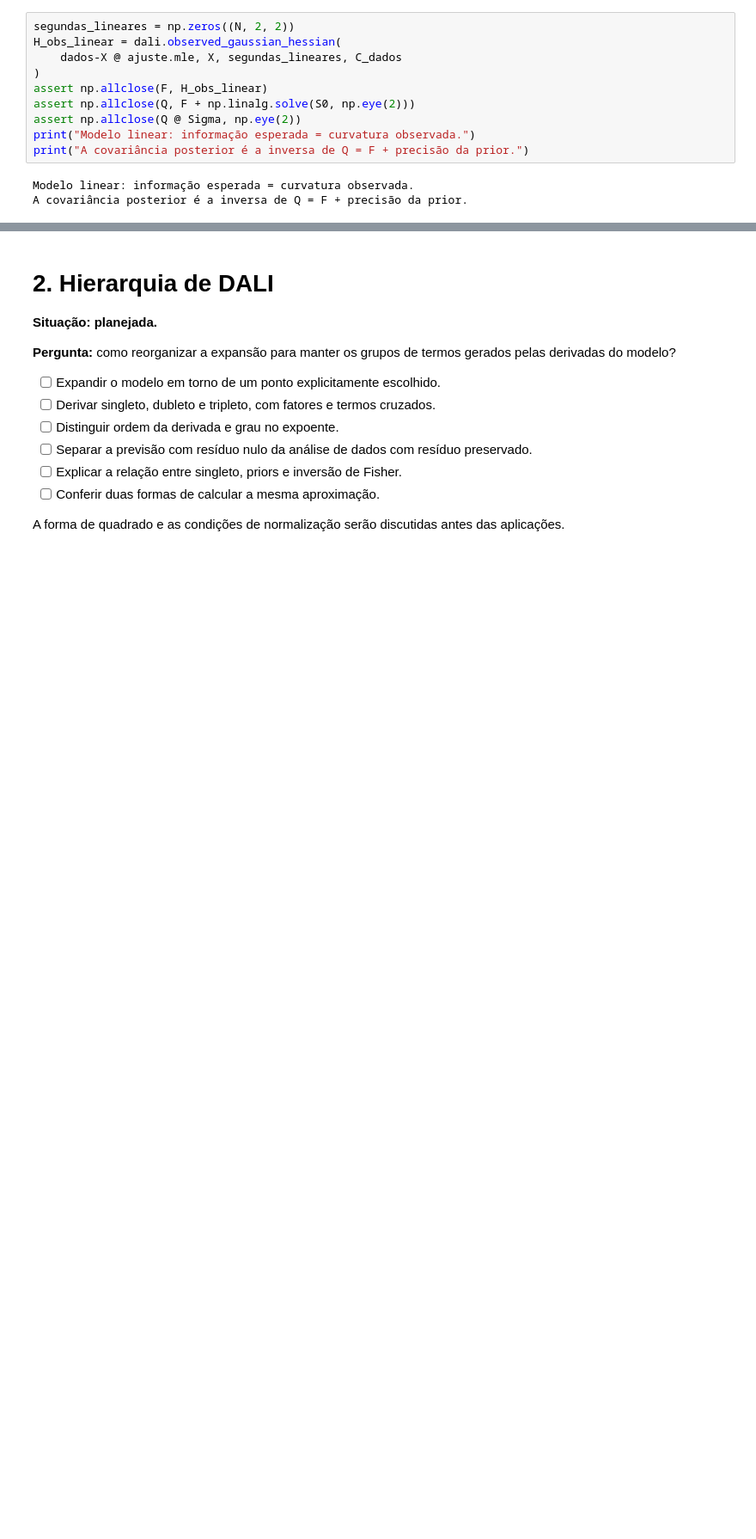
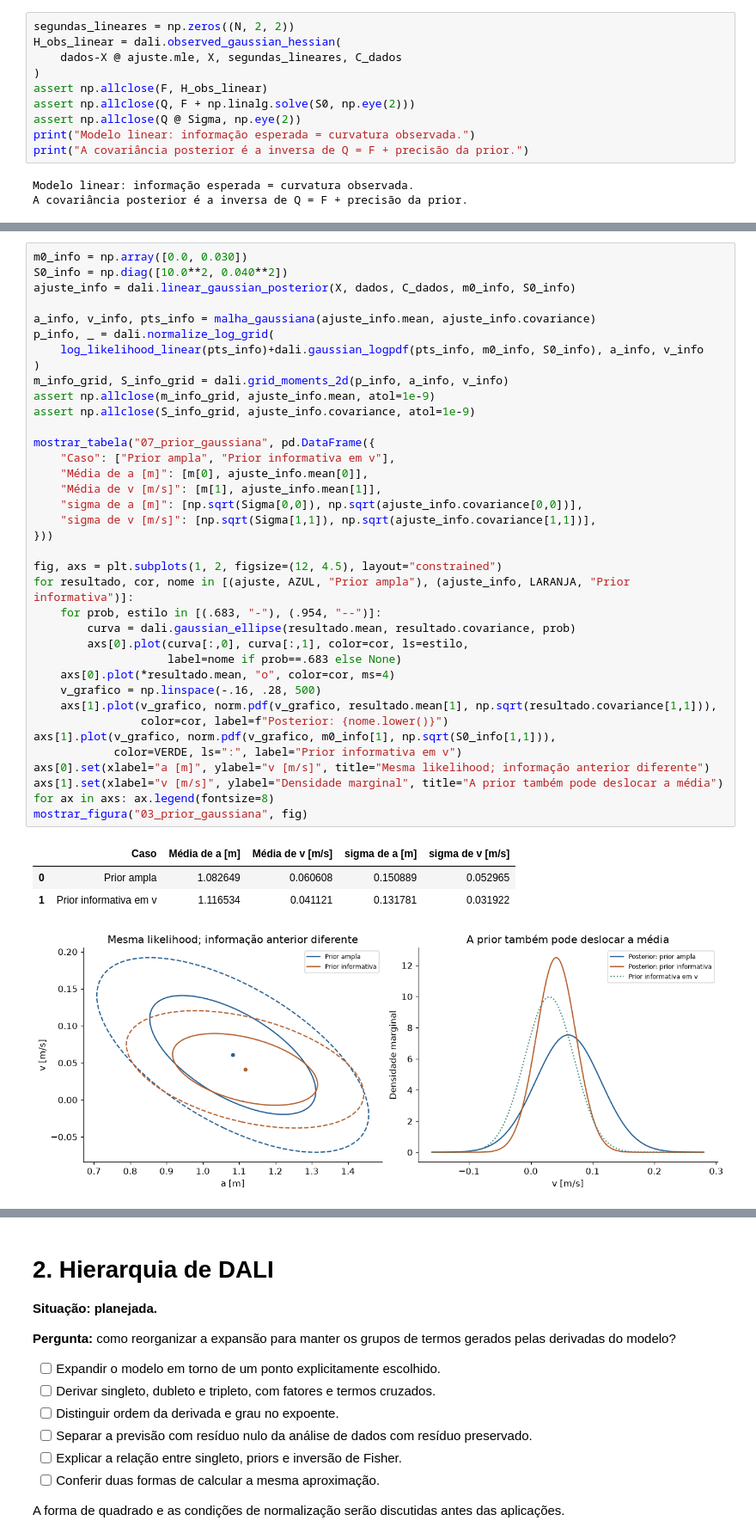
Before and after one commit to IgorStellet/Analise_Bayesiana, a Jupyter notebook: projeto/projeto_dali.ipynb, the cells around one changed output, grey strips where cells are left out. Shown at 86% size. Cells and saved outputs as stored; diff of their text form; blank space fills up the shorter version.

```diff
--- a/projeto/projeto_dali.ipynb
+++ b/projeto/projeto_dali.ipynb
@@ -459,0 +719,42 @@ A covariância posterior é a inversa de Q = F + precisão da prior.
+# %%
+m0_info = np.array([0.0, 0.030])
+S0_info = np.diag([10.0**2, 0.040**2])
+ajuste_info = dali.linear_gaussian_posterior(X, dados, C_dados, m0_info, S0_info)
+
+a_info, v_info, pts_info = malha_gaussiana(ajuste_info.mean, ajuste_info.covariance)
+p_info, _ = dali.normalize_log_grid(
+    log_likelihood_linear(pts_info)+dali.gaussian_logpdf(pts_info, m0_info, S0_info), a_info, v_info
+)
+m_info_grid, S_info_grid = dali.grid_moments_2d(p_info, a_info, v_info)
+assert np.allclose(m_info_grid, ajuste_info.mean, atol=1e-9)
+assert np.allclose(S_info_grid, ajuste_info.covariance, atol=1e-9)
+
+mostrar_tabela("07_prior_gaussiana", pd.DataFrame({
+    "Caso": ["Prior ampla", "Prior informativa em v"],
+    "Média de a [m]": [m[0], ajuste_info.mean[0]],
+    "Média de v [m/s]": [m[1], ajuste_info.mean[1]],
+    "sigma de a [m]": [np.sqrt(Sigma[0,0]), np.sqrt(ajuste_info.covariance[0,0])],
+    "sigma de v [m/s]": [np.sqrt(Sigma[1,1]), np.sqrt(ajuste_info.covariance[1,1])],
+}))
+
+fig, axs = plt.subplots(1, 2, figsize=(12, 4.5), layout="constrained")
+for resultado, cor, nome in [(ajuste, AZUL, "Prior ampla"), (ajuste_info, LARANJA, "Prior informativa")]:
+    for prob, estilo in [(.683, "-"), (.954, "--")]:
+        curva = dali.gaussian_ellipse(resultado.mean, resultado.covariance, prob)
+        axs[0].plot(curva[:,0], curva[:,1], color=cor, ls=estilo,
+                    label=nome if prob==.683 else None)
+    axs[0].plot(*resultado.mean, "o", color=cor, ms=4)
+    v_grafico = np.linspace(-.16, .28, 500)
+    axs[1].plot(v_grafico, norm.pdf(v_grafico, resultado.mean[1], np.sqrt(resultado.covariance[1,1])),
+                color=cor, label=f"Posterior: {nome.lower()}")
+axs[1].plot(v_grafico, norm.pdf(v_grafico, m0_info[1], np.sqrt(S0_info[1,1])),
+            color=VERDE, ls=":", label="Prior informativa em v")
+axs[0].set(xlabel="a [m]", ylabel="v [m/s]", title="Mesma likelihood; informação anterior diferente")
+axs[1].set(xlabel="v [m/s]", ylabel="Densidade marginal", title="A prior também pode deslocar a média")
+for ax in axs: ax.legend(fontsize=8)
+mostrar_figura("03_prior_gaussiana", fig)
+# %% [output]
+|  | Caso | Média de a [m] | Média de v [m/s] | sigma de a [m] | sigma de v [m/s] |
+| 0 | Prior ampla | 1.082649 | 0.060608 | 0.150889 | 0.052965 |
+| 1 | Prior informativa em v | 1.116534 | 0.041121 | 0.131781 | 0.031922 |
+[figure, added]
```
Also changed, not shown: parts of 23 cells of this notebook, 21 other files.
